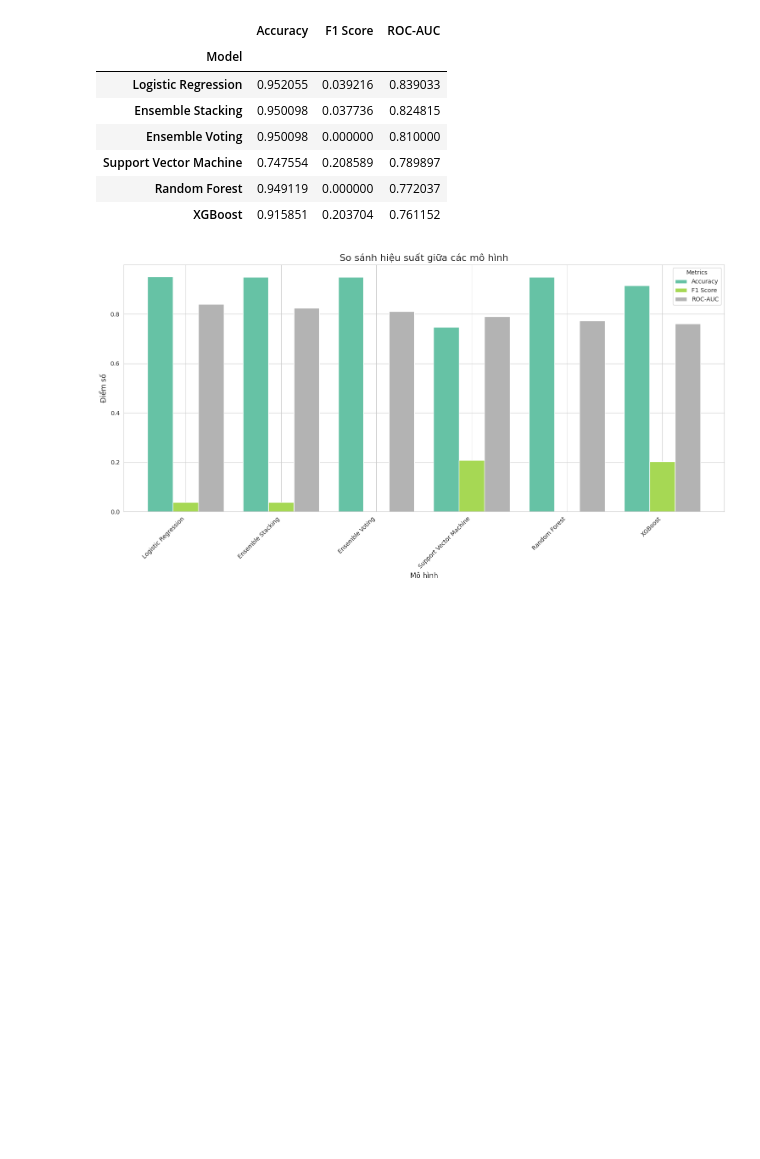
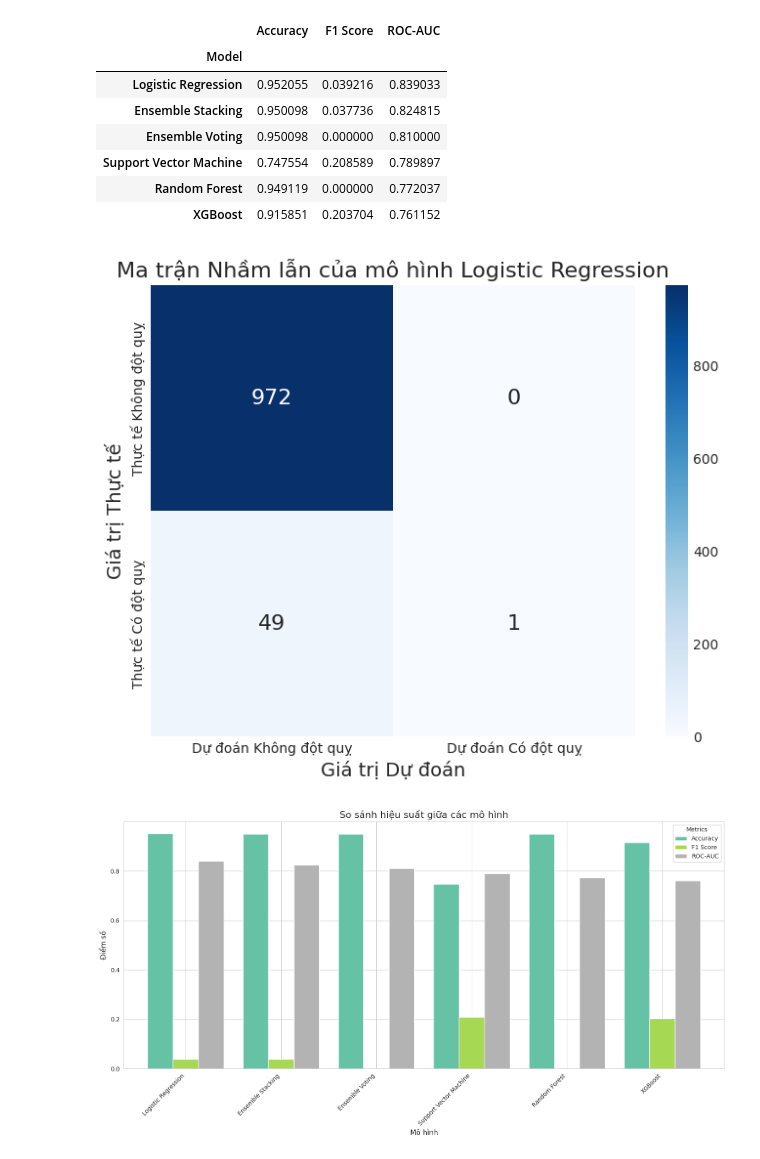
Before and after one commit to Bo3rang/Stroke-ML, a Jupyter notebook: Dự_đoán_đột_quỵ.ipynb, the cells around one changed output. Cells and saved outputs as stored; diff of their text form; code cells hidden in the pictures; blank space fills up the shorter version.

Commit message:
Thêm ma trận nhầm lẫn

```diff
--- a/Dự_đoán_đột_quỵ.ipynb
+++ b/Dự_đoán_đột_quỵ.ipynb
@@ -499,6 +583,39 @@ Bảng so sánh hiệu suất các mô hình:
 | Support Vector Machine | 0.747554 | 0.208589 | 0.789897 |
 | Random Forest | 0.949119 | 0.000000 | 0.772037 |
 | XGBoost | 0.915851 | 0.203704 | 0.761152 |
+# %%
+# @title Cell 15.5 (Phiên bản nâng cấp): Trực quan hóa Ma trận Nhầm lẫn bằng Seaborn
+
+from sklearn.metrics import confusion_matrix
+import seaborn as sns
+
+# Thiết lập font chữ hỗ trợ tiếng Việt
+import matplotlib.pyplot as plt
+plt.rcParams['font.family'] = 'DejaVu Sans' # Font chữ này thường có sẵn và hỗ trợ tốt
+
+# Chọn mô hình tốt nhất đã xác định
+best_model_name = results_df.index[0]
+best_model = models[best_model_name]
+
+# Đưa ra dự đoán trên tập kiểm thử
+y_pred_best = best_model.predict(X_test)
+
+# Tạo ma trận nhầm lẫn
+cm = confusion_matrix(y_test, y_pred_best)
+
+# Trực quan hóa bằng seaborn.heatmap
+plt.figure(figsize=(8, 6))
+sns.heatmap(cm, annot=True, fmt='d', cmap='Blues',
+            xticklabels=['Dự đoán Không đột quỵ', 'Dự đoán Có đột quỵ'],
+            yticklabels=['Thực tế Không đột quỵ', 'Thực tế Có đột quỵ'],
+            annot_kws={"size": 16}) # Tăng kích thước chữ số trong ô
+
+plt.title(f'Ma trận Nhầm lẫn của mô hình {best_model_name}', fontsize=16)
+plt.ylabel('Giá trị Thực tế', fontsize=14)
+plt.xlabel('Giá trị Dự đoán', fontsize=14)
+plt.show()
+# %% [output]
+[figure, added]
 # %%
 # @title Cell 16: Trực quan hóa kết quả so sánh
 
```
Also changed, not shown: parts of 6 cells of this notebook.
